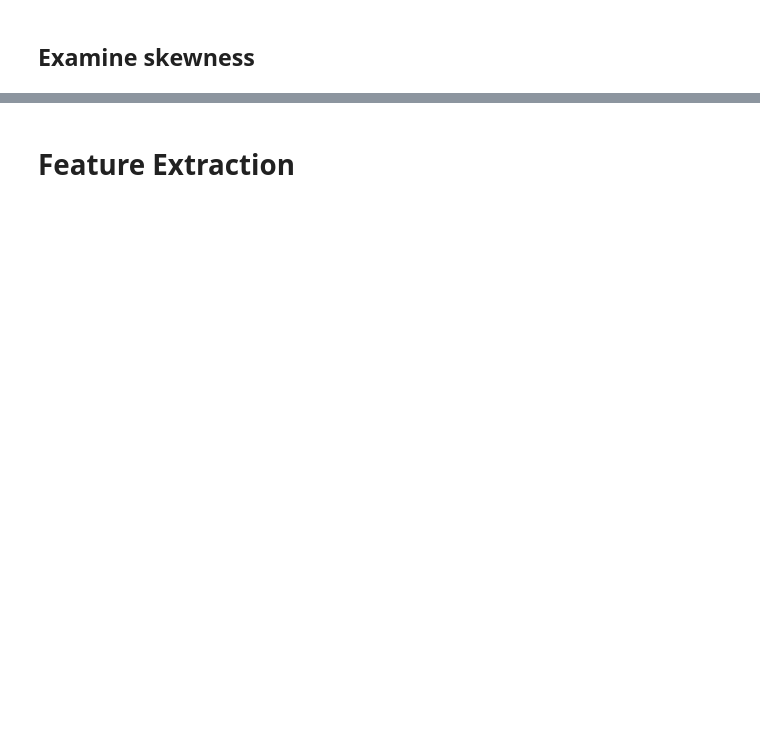
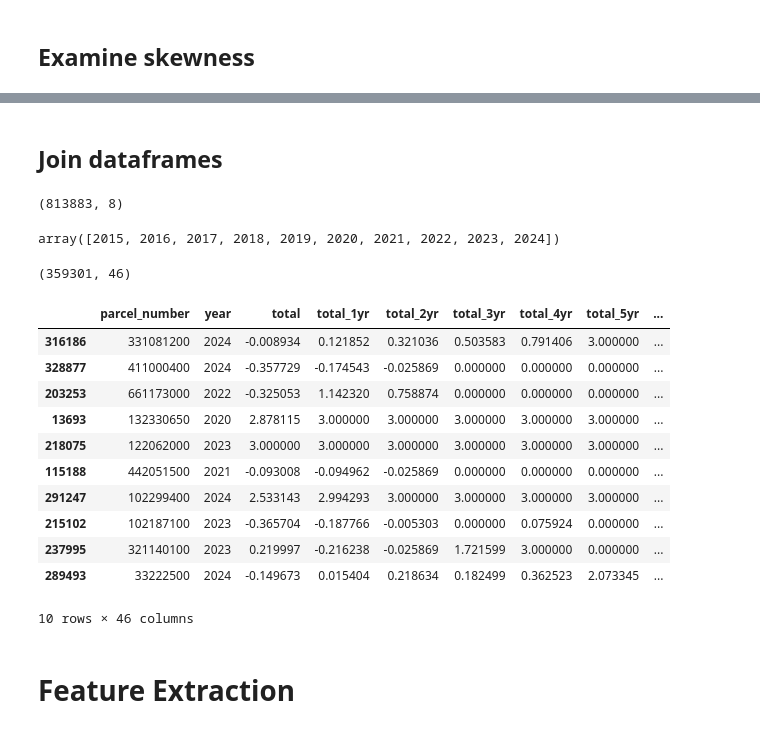
Before and after one commit to julia-flan/Real_Estate_Delinquency_Analysis, a Jupyter notebook: RE_Delinquent_Data_Cleaning.ipynb, the cells around one changed output, grey strips where cells are left out. Drawn from its saved outputs; the diff is of its cells as text; code cells hidden in the pictures; blank space fills up the shorter version.

```diff
--- a/RE_Delinquent_Data_Cleaning.ipynb
+++ b/RE_Delinquent_Data_Cleaning.ipynb
@@ -799,0 +806,8 @@ prop_clean[(prop_clean.category_code_description == 'SINGLE FAMILY') & (prop_cle
+# %%
+# scale assessment variables
+continuous_vars_assess = assess_final.loc[:,'market_value':].columns
+assess_final[continuous_vars_assess] = scaler.fit_transform(assess_final[continuous_vars_assess])
+# %%
+# scale delinquency variables
+continuous_vars_delinq = delinq_final.loc[:,'total':].columns
+delinq_final[continuous_vars_delinq] = scaler.fit_transform(delinq_final[continuous_vars_delinq])
@@ -800,3 +816,7 @@ prop_clean[(prop_clean.category_code_description == 'SINGLE FAMILY') & (prop_cle
+# %%
+prop_final[continuous_vars_prop] = prop_final[continuous_vars_prop].clip(-3,3)
+assess_final[continuous_vars_assess] = assess_final[continuous_vars_assess].clip(-3,3)
+delinq_final[continuous_vars_delinq] = delinq_final[continuous_vars_delinq].clip(-3,3)
 # %% [markdown]
 ## Examine skewness
 # %%
@@ -832,3 +850,36 @@ total_5yr     9.899340
 dtype: float64
+# %% [markdown]
+## Join dataframes
+# %%
+delinq_final.shape
+# %% [output]
+(813883, 8)
+# %%
+delinq_final.year.unique()
+# %% [output]
+array([2015, 2016, 2017, 2018, 2019, 2020, 2021, 2022, 2023, 2024])
+# %%
+final = delinq_final.copy(deep=True)
+final = pd.merge(final, prop_final, on="parcel_number", how="inner")
+final = pd.merge(final, assess_final, on=["parcel_number","year"], how="inner")
+# %%
+final.shape
+# %% [output]
+(359301, 46)
+# %%
+final.sample(10)
+# %% [output]
+|  | parcel_number | year | total | total_1yr | total_2yr | total_3yr | total_4yr | total_5yr | ... |
+| 316186 | 331081200 | 2024 | -0.008934 | 0.121852 | 0.321036 | 0.503583 | 0.791406 | 3.000000 | ... |
+| 328877 | 411000400 | 2024 | -0.357729 | -0.174543 | -0.025869 | 0.000000 | 0.000000 | 0.000000 | ... |
+| 203253 | 661173000 | 2022 | -0.325053 | 1.142320 | 0.758874 | 0.000000 | 0.000000 | 0.000000 | ... |
+| 13693 | 132330650 | 2020 | 2.878115 | 3.000000 | 3.000000 | 3.000000 | 3.000000 | 3.000000 | ... |
+| 218075 | 122062000 | 2023 | 3.000000 | 3.000000 | 3.000000 | 3.000000 | 3.000000 | 3.000000 | ... |
+| 115188 | 442051500 | 2021 | -0.093008 | -0.094962 | -0.025869 | 0.000000 | 0.000000 | 0.000000 | ... |
+| 291247 | 102299400 | 2024 | 2.533143 | 2.994293 | 3.000000 | 3.000000 | 3.000000 | 3.000000 | ... |
+| 215102 | 102187100 | 2023 | -0.365704 | -0.187766 | -0.005303 | 0.000000 | 0.075924 | 0.000000 | ... |
+| 237995 | 321140100 | 2023 | 0.219997 | -0.216238 | -0.025869 | 1.721599 | 3.000000 | 0.000000 | ... |
+| 289493 | 33222500 | 2024 | -0.149673 | 0.015404 | 0.218634 | 0.182499 | 0.362523 | 2.073345 | ... |
+10 rows × 46 columns
 # %% [markdown]
 # Feature Extraction
```
Also changed, not shown: parts of 33 cells of this notebook.
